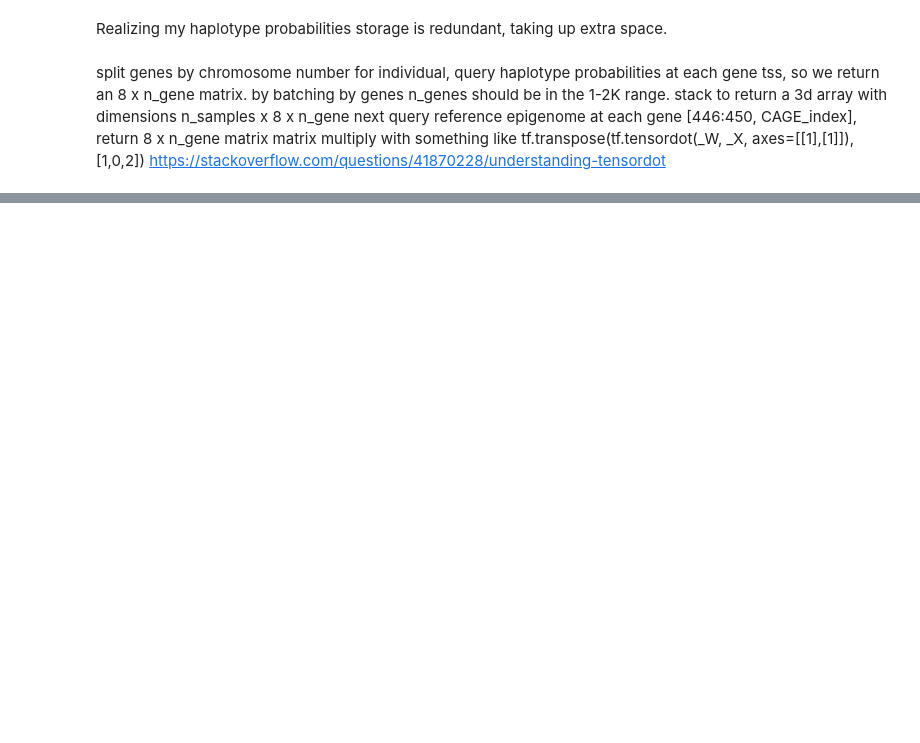
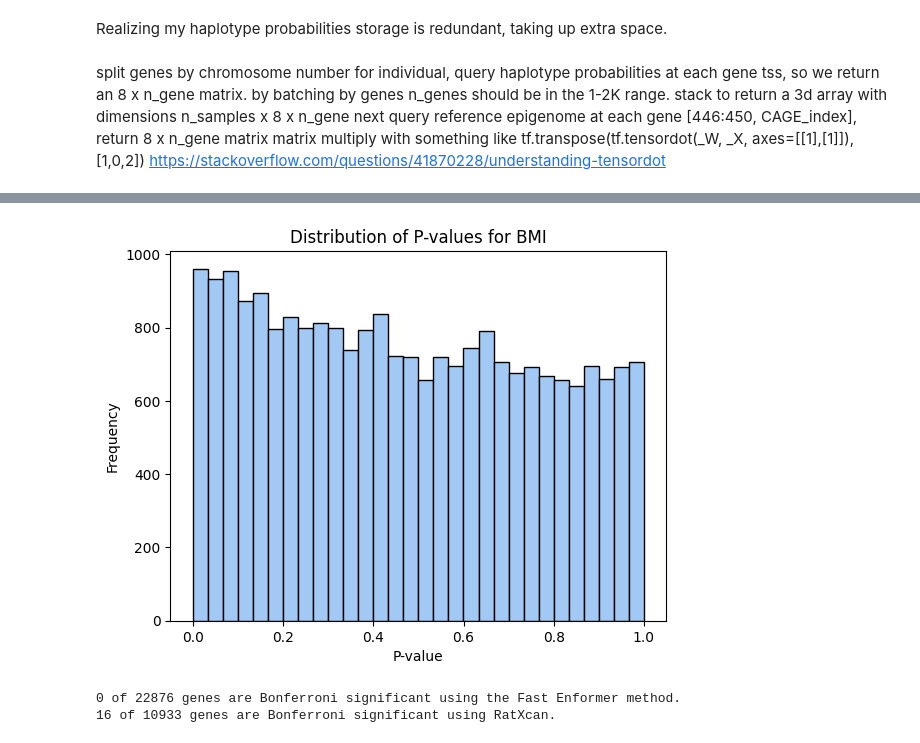
Before and after one commit to hakyimlab/sabrina-deep-learning-in-genomics, a Jupyter notebook: posts/2024-07-10-Br-epigenomeXcan-test/index.ipynb, the cells around one changed output, grey strips where cells are left out. Drawn from its saved outputs; the diff is of its cells as text; code cells hidden in the pictures; blank space fills up the shorter version.

```diff
--- a/posts/2024-07-10-Br-epigenomeXcan-test/index.ipynb
+++ b/posts/2024-07-10-Br-epigenomeXcan-test/index.ipynb
@@ -131,0 +246,19 @@ for chr, genes_df in genes_by_chrom:
+# %%
+plt.hist(bmi_assoc['pvalue'], bins=30, edgecolor='black', color=colors[0])
+plt.title('Distribution of P-values for BMI')
+plt.xlabel('P-value')
+plt.ylabel('Frequency')
+plt.show()
+# %% [output]
+[figure, added]
+# %%
+threshold_FE = 0.5 / len(bmi_assoc)
+# Filter significant genes
+bmi_genes_FE = bmi_assoc.loc[bmi_assoc['pvalue'] < threshold_FE, 'gene']
+print(f'{len(bmi_genes_FE)} of {len(bmi_assoc)} genes are Bonferroni significant using the Fast Enformer method.')
+threshold_ratxcan = 0.5 / len(bmi_results)
+bmi_genes_ratxcan = bmi_results.loc[bmi_results['p_acat_5'] < threshold_ratxcan, 'gene']
+print(f'{len(bmi_genes_ratxcan)} of {len(bmi_results)} genes are Bonferroni significant using RatXcan.')
+# %% [output]
+0 of 22876 genes are Bonferroni significant using the Fast Enformer method.
+16 of 10933 genes are Bonferroni significant using RatXcan.
```
Also changed, not shown: parts of 19 cells of this notebook, 4 other files.
